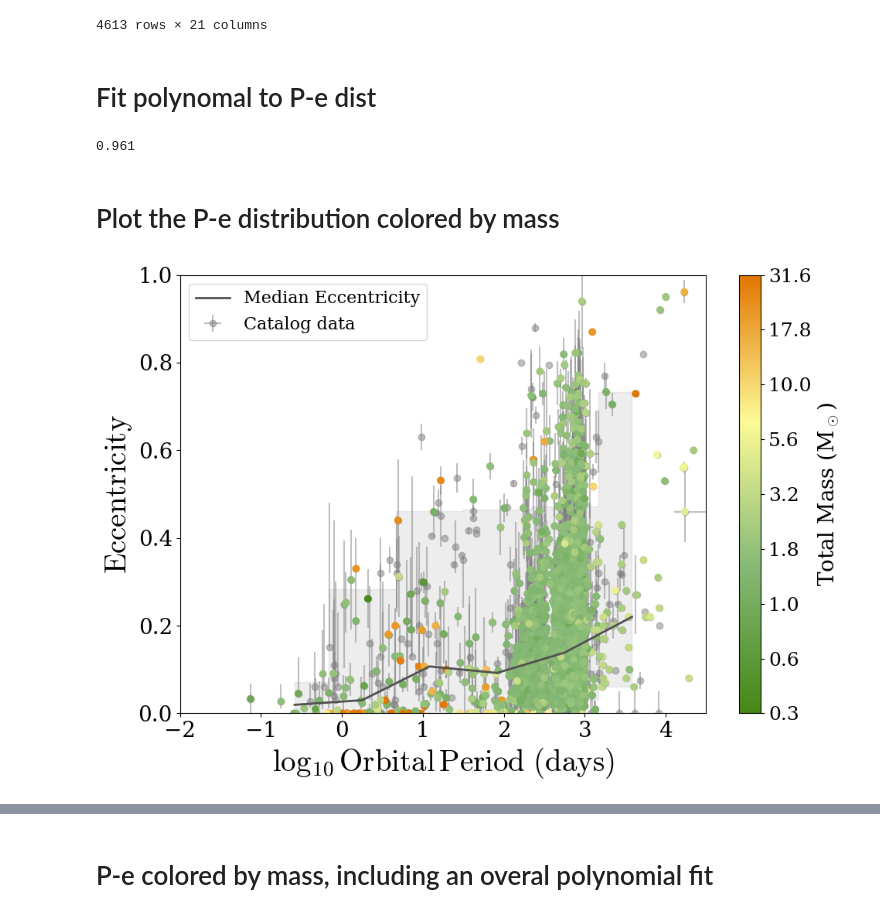
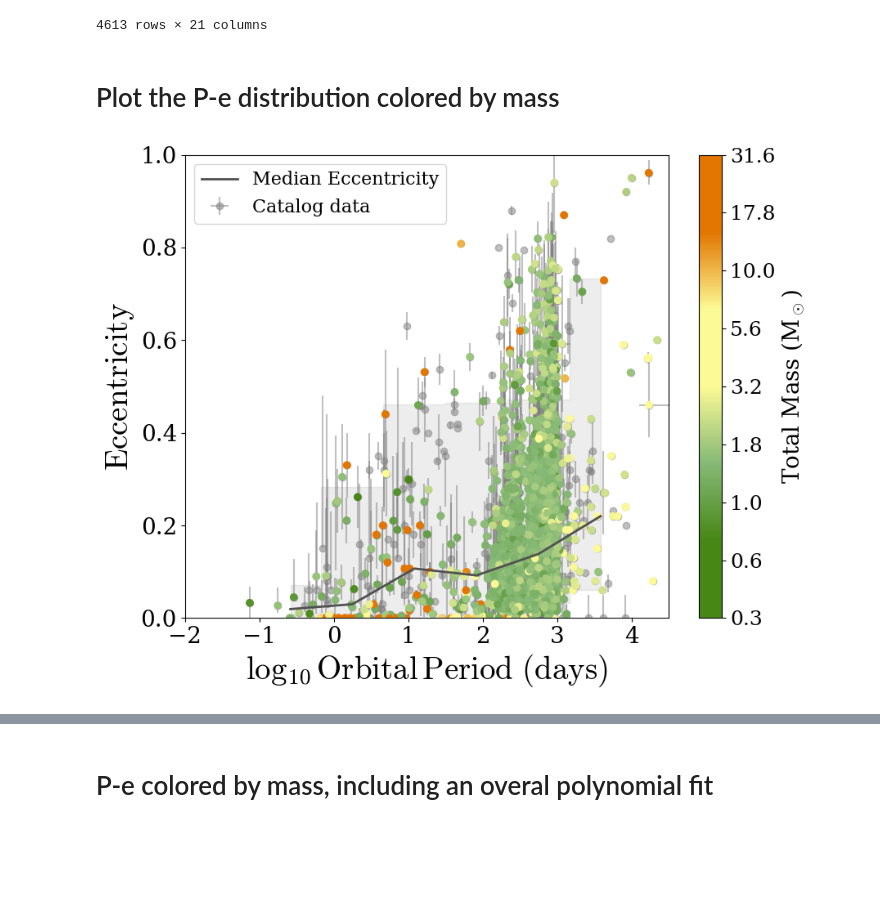
Before and after one commit to binary-observations/post_mt_catalog, a Jupyter notebook: code/data_analysis/P_e_analysis_plot.ipynb, the cells around one changed output, grey strips where cells are left out. Cells and saved outputs as stored; diff of their text form; code cells hidden in the pictures; blank space fills up the shorter version.

Commit message:
Did a lot of analysis and plotting

```diff
--- a/code/data_analysis/P_e_analysis_plot.ipynb
+++ b/code/data_analysis/P_e_analysis_plot.ipynb
@@ -165,8 +166,6 @@ SYSTEM_CLASS_MAP = {
     'Astrometric compact object': {'color': compact_obj_colors[3], 'symbol': 'circle-open'},  # muted green
     },
 }
-# %% [markdown]
-# Fit polynomal to P-e dist
 # %%
 # Helper function to increase darkness of a color
 def darken_color(color, factor=0.7):
@@ -198,14 +197,10 @@ def darken_color(color, factor=0.7):
 # Example usage:
 # darker_green = darken_color(mass_colors[0], factor=0.6)
 # ax.plot(x, y, color=darker_green)
-# %%
-max(fit_df['Eccentricity'])
-# %% [output]
-0.961
 # %% [markdown]
 # Plot the P-e distribution colored by mass
 # %%
-fig, ax = plt.subplots(figsize=(10, 7))
+fig, ax = plt.subplots(figsize=(9, 7))
 
 plot_df = catalog_df.copy()
 
@@ -255,37 +250,38 @@ mass_color_key = 'log_Mtot'
 
 #enforce not na for all three parameters of interest (log_Period, Eccentricity, Mtot)
 plot_df = plot_df.dropna(subset=['log_Period', 'Eccentricity', mass_color_key])
-mass_cmap = mcolors.LinearSegmentedColormap.from_list('custom_gradient', ['#478716', '#86b976', '#fcfa96','#e37601'])
+mass_cmap = mcolors.LinearSegmentedColormap.from_list('custom_gradient', ['#478716', '#478716', '#86b976', '#fcfa96', '#fcfa96','#e37601','#e37601'])
 
 mass_sc = ax.scatter(plot_df['log_Period'], plot_df['Eccentricity'],
                     c = plot_df[mass_color_key], cmap=mass_cmap,
-                    vmin=-0.5, vmax=1.5)  # Set vmin and vmax for consistent color scaling
+                    vmin = -0.5, vmax=1.5)  # Set vmin and vmax for consistent color scaling
 cbar = plt.colorbar(mass_sc, ax=ax)
 
 
 # Set colorbar ticks to show original (non-log) values
 tick_locs = cbar.get_ticks() # Get the current tick positions (in log space)
 tick_labels = [f'{10**tick:.1f}' for tick in tick_locs] # Convert back from log10 to original values
 cbar.set_ticks(tick_locs, labels=tick_labels)
 
 cbar.set_label('Total Mass (M$_\odot$)', fontsize=20)
 cbar.ax.tick_params(labelsize=18)
 
 
 ###### Plot values ######
 plt.xlim(-2,4.5)
 plt.ylim(0,1)
 # ax.set_xscale('log')
 plt.xticks(fontsize=20)
 plt.yticks(fontsize=20)
 plt.xlabel('$\log_{10} \mathrm{Orbital\,Period \ (days)}$', fontsize=28)
 plt.ylabel('$\mathrm{Eccentricity}$', fontsize=28)
 plt.tight_layout()
 ax.legend(fontsize=16)
+plt.savefig(LATEX_PLOT_DIR / 'P_e_diagram_cmass_median.pdf')
 plt.savefig(PLOTS_DIR / 'P_e_diagram_cmass_median.pdf')
 plt.show()
 # %% [output]
-[figure, old version]
+[figure, new version]
 # %%
 # Alternative colormaps
 # # mass_cmap = mcolors.LinearSegmentedColormap.from_list('custom_gradient', ['#afcfce', '#99b6a0', '#368979','#2a7595','#0d3d47'])
```
Also changed, not shown: parts of 5 cells of this notebook, 16 other files.
